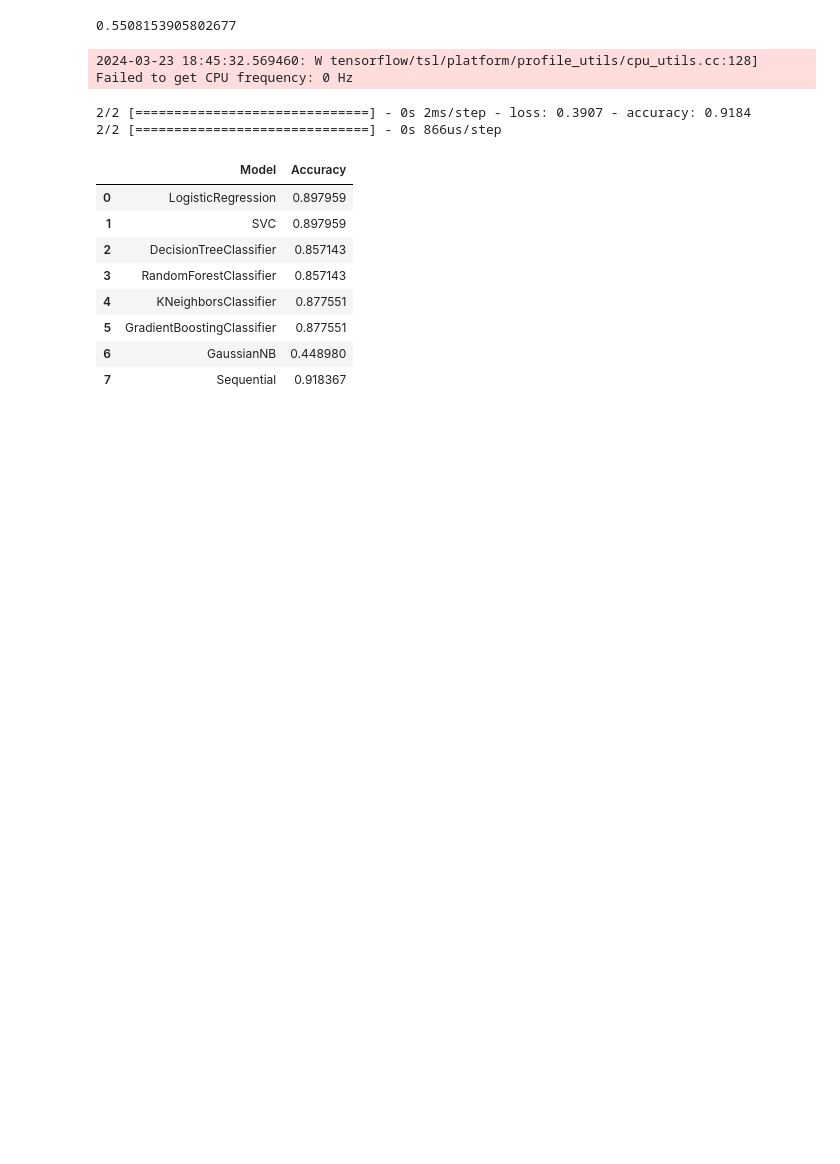
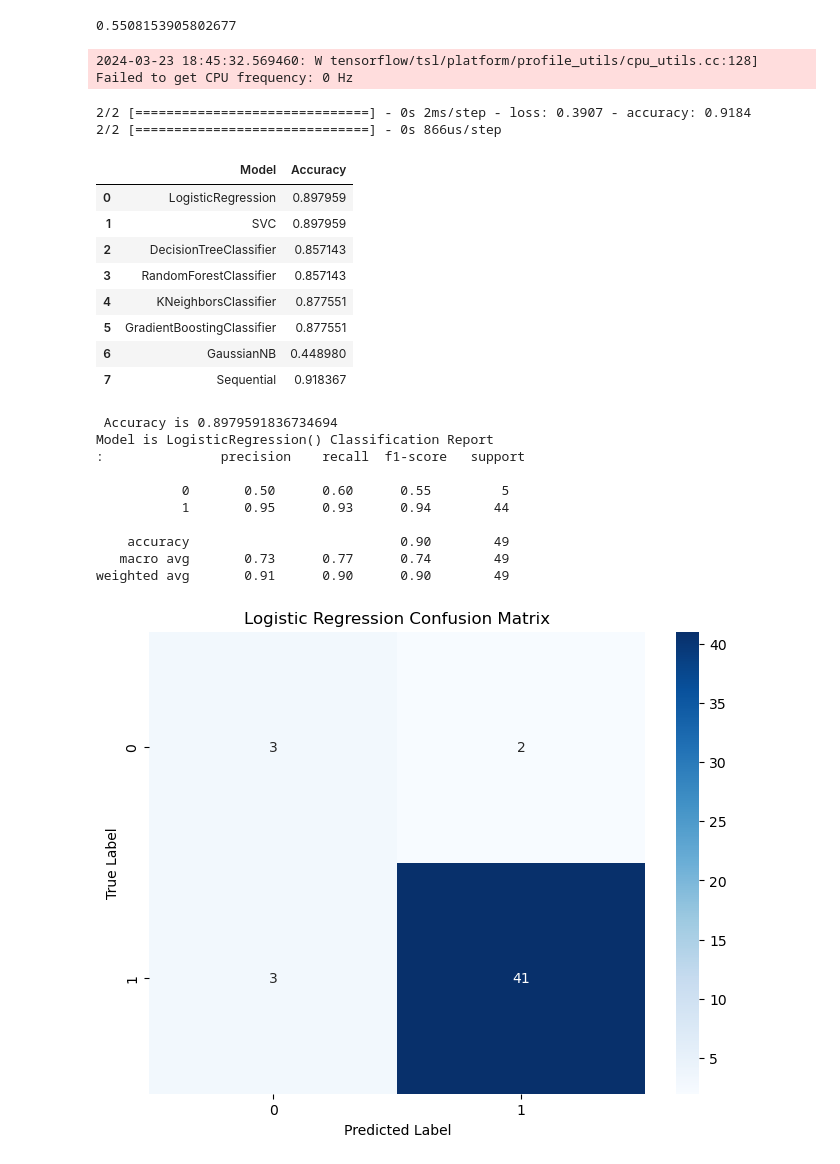
Before and after one commit to MaukanMir/Orange-Quality-Classifier, a Jupyter notebook: training.ipynb, the cells around one changed output. Drawn from its saved outputs; the diff is of its cells as text; code cells hidden in the pictures; blank space fills up the shorter version.

Commit message:
Added new models

```diff
--- a/training.ipynb
+++ b/training.ipynb
@@ -301,0 +300,28 @@ LR = LogisticRegression()
+# %%
+LR = LogisticRegression()
+
+LR.fit(X_train_scaled, y_train)
+predictions = LR.predict(X_test_scaled)
+accuracy = accuracy_score(y_test, predictions)
+print(f" Accuracy is {accuracy}")
+print(f"Model is {LR} Classification Report\n: {classification_report(y_test, predictions)}")
+
+cm = confusion_matrix(y_test, predictions)
+plt.figure(figsize=(8,6))
+sns.heatmap(data=cm, fmt="g", cmap="Blues", annot=True)
+plt.title("Logistic Regression Confusion Matrix")
+plt.xlabel("Predicted Label")
+plt.ylabel("True Label")
+plt.show()
+# %% [output]
+ Accuracy is 0.8979591836734694
+Model is LogisticRegression() Classification Report
+:               precision    recall  f1-score   support
+
+           0       0.50      0.60      0.55         5
+           1       0.95      0.93      0.94        44
+
+    accuracy                           0.90        49
+   macro avg       0.73      0.77      0.74        49
+weighted avg       0.91      0.90      0.90        49
+[figure, added]
```
Also changed, not shown: parts of 4 cells of this notebook.
